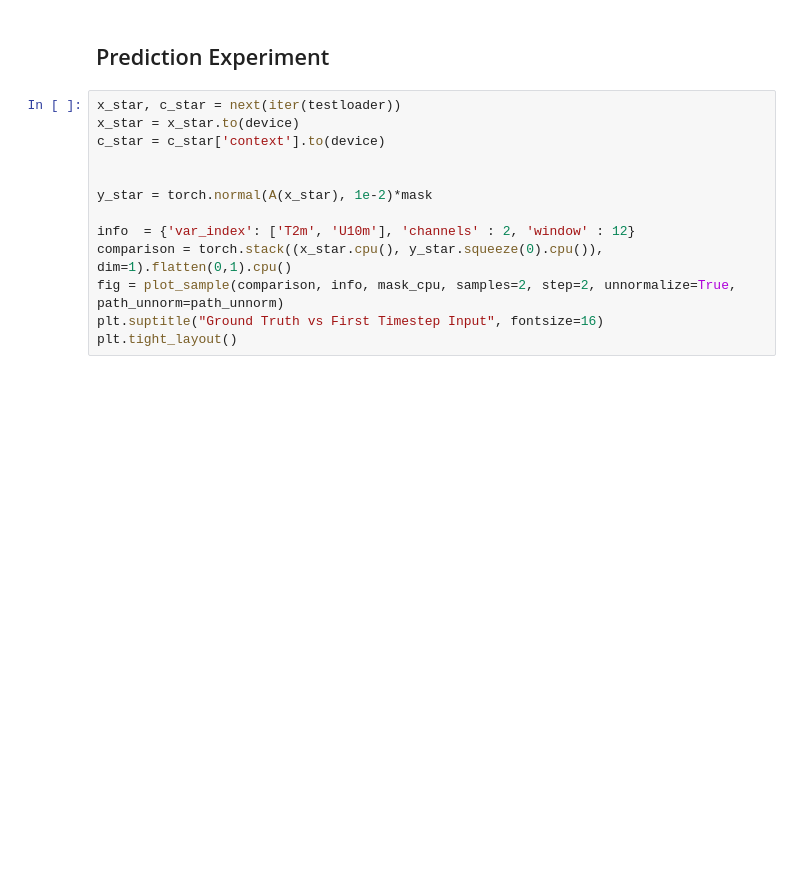
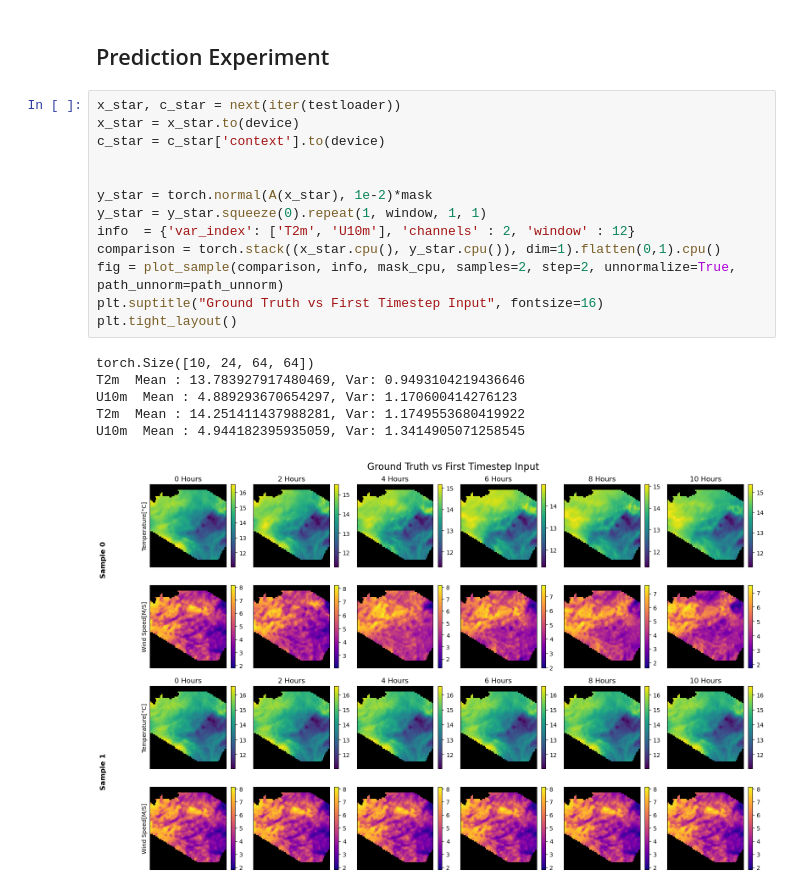
Before and after one commit to maxime-temoschenko/TFE, a Jupyter notebook: experiment_prediction.ipynb, the cells around one changed output. Saved outputs shown, nothing was run; the diff lists cells and outputs as text; blank space fills up the shorter version.

```diff
--- a/experiment_prediction.ipynb
+++ b/experiment_prediction.ipynb
@@ -106,16 +127,23 @@ plt.tight_layout()
 # %%
 x_star, c_star = next(iter(testloader))
 x_star = x_star.to(device)
 c_star = c_star['context'].to(device)
 
 
 y_star = torch.normal(A(x_star), 1e-2)*mask
-
+y_star = y_star.squeeze(0).repeat(1, window, 1, 1)
 info  = {'var_index': ['T2m', 'U10m'], 'channels' : 2, 'window' : 12}
-comparison = torch.stack((x_star.cpu(), y_star.squeeze(0).cpu()), dim=1).flatten(0,1).cpu()
+comparison = torch.stack((x_star.cpu(), y_star.cpu()), dim=1).flatten(0,1).cpu()
 fig = plot_sample(comparison, info, mask_cpu, samples=2, step=2, unnormalize=True, path_unnorm=path_unnorm)
 plt.suptitle("Ground Truth vs First Timestep Input", fontsize=16)
 plt.tight_layout()
+# %% [output]
+torch.Size([10, 24, 64, 64])
+T2m  Mean : 13.783927917480469, Var: 0.9493104219436646
+U10m  Mean : 4.889293670654297, Var: 1.170600414276123
+T2m  Mean : 14.251411437988281, Var: 1.1749553680419922
+U10m  Mean : 4.944182395935059, Var: 1.3414905071258545
+[figure, added]
 # %%
 import score
 importlib.reload(score)
```
Also changed, not shown: parts of 8 cells of this notebook.
